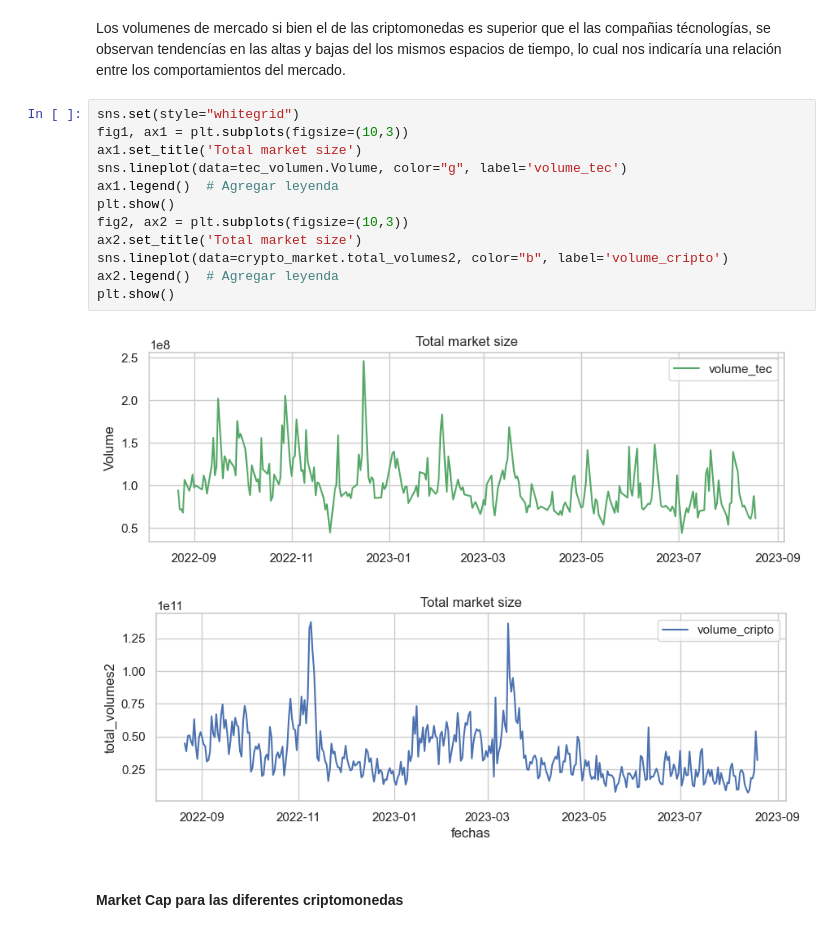
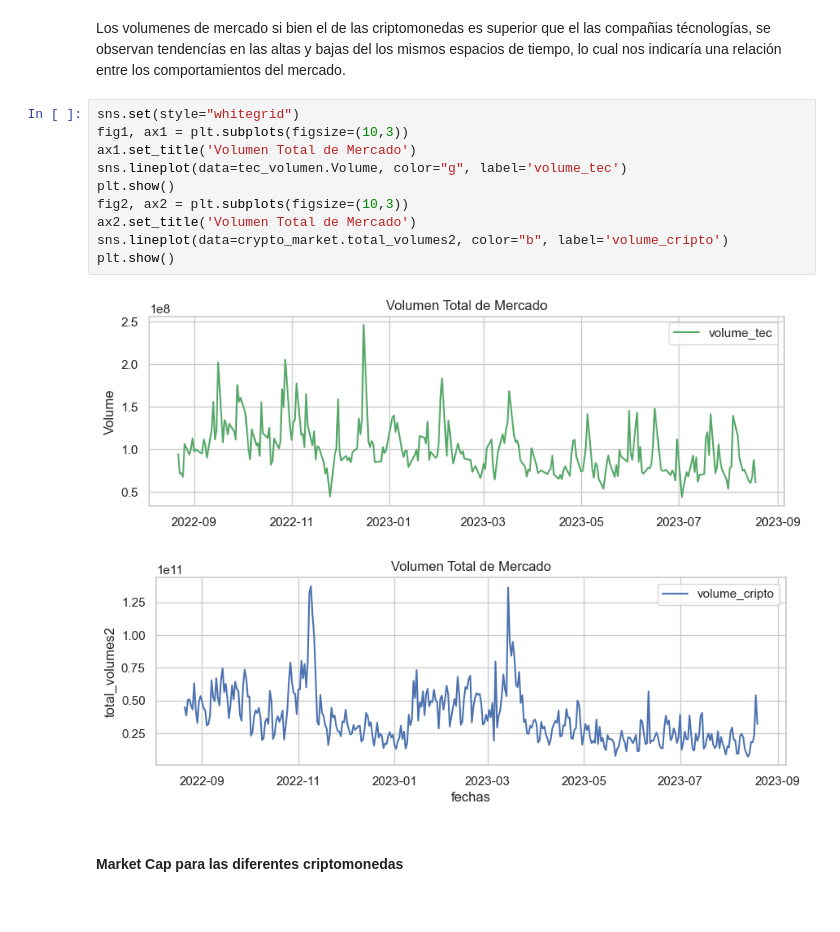
Before and after one commit to Benjaminmxxx/DataAnalytics, a Jupyter notebook: EDA.ipynb, the cells around one changed output. Cells and saved outputs as stored; diff of their text form.

```diff
--- a/EDA.ipynb
+++ b/EDA.ipynb
@@ -255,18 +227,16 @@ Los volumenes de mercado si bien el de las criptomonedas es superior que el las
 # %%
 sns.set(style="whitegrid")
 fig1, ax1 = plt.subplots(figsize=(10,3))
-ax1.set_title('Total market size')
+ax1.set_title('Volumen Total de Mercado')
 sns.lineplot(data=tec_volumen.Volume, color="g", label='volume_tec')
-ax1.legend()  # Agregar leyenda
 plt.show()
 fig2, ax2 = plt.subplots(figsize=(10,3))
-ax2.set_title('Total market size')
+ax2.set_title('Volumen Total de Mercado')
 sns.lineplot(data=crypto_market.total_volumes2, color="b", label='volume_cripto')
-ax2.legend()  # Agregar leyenda
 plt.show()
 # %% [output]
-[figure, old version]
+[figure, new version]
-[figure, old version]
+[figure, new version]
 # %% [markdown]
 #### Market Cap para las diferentes criptomonedas
 # %%
```
Also changed, not shown: parts of 8 cells of this notebook, 1 other file.
